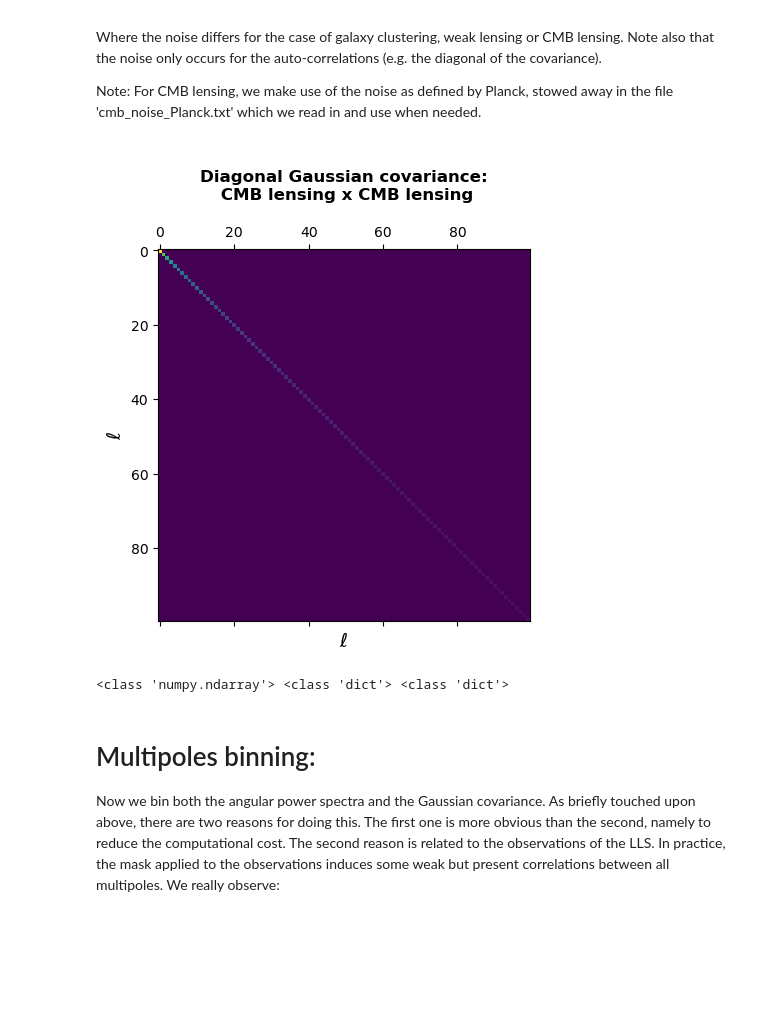
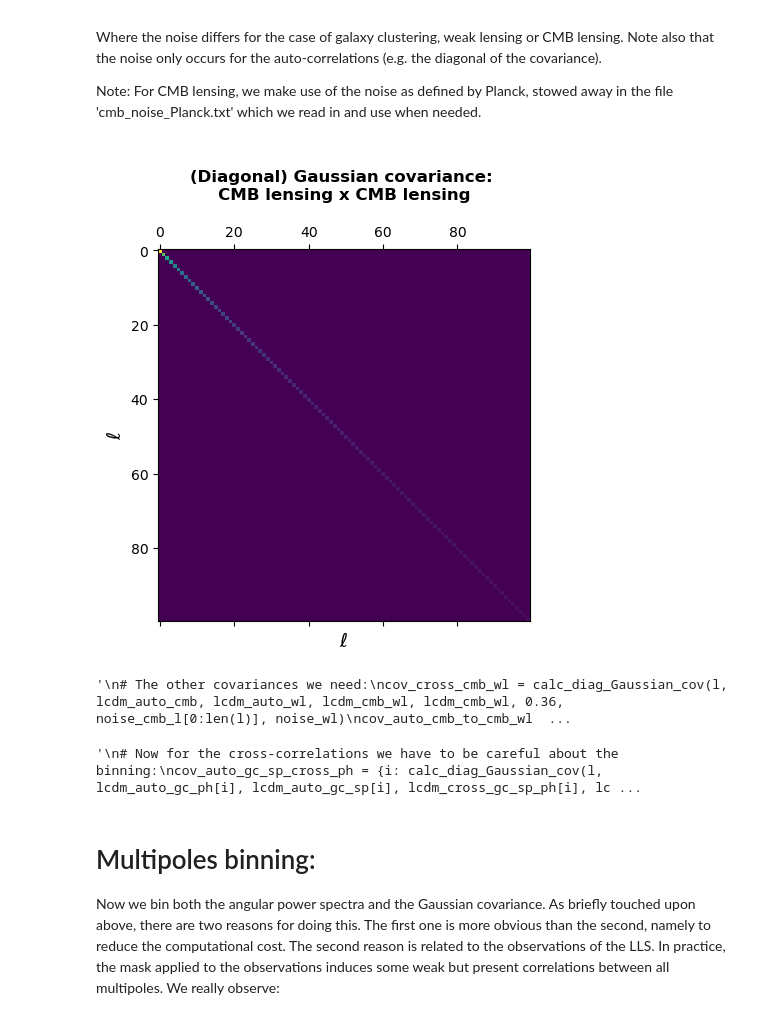
Before and after one commit to XanderHenrik/Masters-Project, a Jupyter notebook: notebooks/identifiability_test.ipynb, the cells around one changed output. Drawn from its saved outputs; the diff is of its cells as text; code cells hidden in the pictures; blank space fills up the shorter version.

```diff
--- a/notebooks/identifiability_test.ipynb
+++ b/notebooks/identifiability_test.ipynb
@@ -208,16 +208,16 @@ Note: we evaluate all the angular power spectra in each of the tomorgaphic bins
 
 **Nbar should be in steradian; the dimensionless unit of solid angle. 30 galx arcmin^-2 corresponds to 0.3 gal per bin per arcmin^-2; then multiply by 60^2 for degrees, followed by (pi/180)^2 for steradian**
 # %%
-# Define the auto and cross correlations of the CMB lensing tracer within the 6xapt framework:
-lcdm_auto_cmb = ccl.angular_cl(lcdm_cosmo, lcdm_cmb_l, lcdm_cmb_l, l)
-lcdm_cmb_wl = {i: ccl.angular_cl(lcdm_cosmo, lcdm_cmb_l, lcdm_wl[i], l) for i in range(len(phot_tomo_bins))}
-lcdm_cmb_gc_ph = {i: ccl.angular_cl(lcdm_cosmo, lcdm_cmb_l, lcdm_photo_clus[i], l) for i in range(len(phot_tomo_bins))}
-lcdm_cmb_gc_sp = {i: ccl.angular_cl(lcdm_cosmo, lcdm_spec_clus[i], lcdm_cmb_l, l) for i in range(len(spec_tomo_bins))}
+# Define the auto and cross correlations of the CMB lensing tracer with the tracers of the 6x2pt framework:
+lcdm_auto_cmb = ccl.angular_cl(lcdm_cosmo, lcdm_cmb_l_tracer, lcdm_cmb_l_tracer, l)
+lcdm_cmb_wl = {i: ccl.angular_cl(lcdm_cosmo, lcdm_cmb_l_tracer, lcdm_wl_tracer[i], l) for i in range(len(phot_tomo_bins))}
+lcdm_cmb_gc_ph = {i: ccl.angular_cl(lcdm_cosmo, lcdm_cmb_l_tracer, lcdm_photo_clus_tracer[i], l) for i in range(len(phot_tomo_bins))}
+lcdm_cmb_gc_sp = {i: ccl.angular_cl(lcdm_cosmo, lcdm_spec_clus_tracer[i], lcdm_cmb_l_tracer, l) for i in range(len(spec_tomo_bins))}
 
-# For the gaussian covariance, we also need the auto-correlations of the tracers:
-lcdm_auto_gc_ph = {i: ccl.angular_cl(lcdm_cosmo, lcdm_photo_clus[i], lcdm_photo_clus[i], l) for i in range(len(phot_tomo_bins))}
-lcdm_auto_gc_sp = {i: ccl.angular_cl(lcdm_cosmo, lcdm_spec_clus[i], lcdm_spec_clus[i], l) for i in range(len(spec_tomo_bins))}
-lcdm_auto_wl = {i: ccl.angular_cl(lcdm_cosmo, lcdm_wl[i], lcdm_wl[i], l) for i in range(len(phot_tomo_bins))}
+# For the gaussian covariance, we also need the angular power spectra of the auto-correlations of the tracers:
+lcdm_auto_gc_ph = {i: ccl.angular_cl(lcdm_cosmo, lcdm_photo_clus_tracer[i], lcdm_photo_clus_tracer[i], l) for i in range(len(phot_tomo_bins))}
+lcdm_auto_gc_sp = {i: ccl.angular_cl(lcdm_cosmo, lcdm_spec_clus_tracer[i], lcdm_spec_clus_tracer[i], l) for i in range(len(spec_tomo_bins))}
+lcdm_auto_wl = {i: ccl.angular_cl(lcdm_cosmo, lcdm_wl_tracer[i], lcdm_wl_tracer[i], l) for i in range(len(phot_tomo_bins))}
 
 # The noise types accompanying the angular power spectra:
 # Poisson error for galaxy clustering noise, point sources tracing homogeneous background field:
@@ -415,35 +430,37 @@ def calc_diag_Gaussian_cov(l, IM, JN, IN, JM, f_sky, noise_a, noise_b=None):
 # %%
-# Now we want to determine the Gaussian covariance:
-# cov_cmbl_wl = simple_Gaussian_cov(l, lcdm_cmb_wl[0], lcdm_cmb_wl[0], lcdm_auto_cmb[0], lcdm_auto_wl[0], 0.00012, noise=noise_wl)
-# cov_cmbl_wl_next = simple_Gaussian_cov(l, lcdm_cmb_wl[5], lcdm_cmb_wl[5], lcdm_auto_cmb[5], lcdm_auto_wl[5], 0.00012, noise=noise_wl)
+# Define a function to plot the covariance as a diagonal matrix:
+def plot_array_as_diag_matrix(array, title):
+    """
+    Function to plot a 1D array as a diagonal matrix
+    """
+    # First we define an empty matrix, in which we store the values of the covariance in the diagonal:
+    diag_matrix = np.zeros([len(array), len(array)])
+    for i in range(len(array)):
+        for j in range(len(l)):
+            if i == j:
+                diag_matrix[i, j] = array[i]
 
-# Determine the relevant auto-correlated angular power spectra
-cov_auto_cmb = calc_diag_Gaussian_cov(l, lcdm_auto_cmb, lcdm_auto_cmb, lcdm_auto_cmb, lcdm_auto_cmb, 0.36, noise_cmb_l[0:len(l)], noise_cmb_l[0:len(l)])
+    # Now we plot the diagonal matrix:
+    plt.matshow(diag_matrix)
+    plt.xlabel(r"$\ell$", fontsize=14)
+    plt.ylabel(r"$\ell$", fontsize=14)
+    plt.title(f"\n{title}\n", weight='bold')
+    plt.show()
 
-# Try and visualize the diagonal:
-mat_ez_cov_auto_cmb = np.zeros([len(l), len(l)])
-for i in range(len(l)):
-    for j in range(len(l)):
-        if i == j:
-            mat_ez_cov_auto_cmb[i, j] = cov_auto_cmb[i]
+    return diag_matrix
 
-# plt.matshow(cov_cmbl_wl)
-# plt.matshow(cov_cmbl_wl_next)
-plt.matshow(mat_ez_cov_auto_cmb)
-plt.xlabel(r"$\ell$", fontsize=14)
-plt.ylabel(r"$\ell$", fontsize=14)
-# plt.xticks([0, 10, 20, 30, 40, 49.5], ["bin 1", "bin 2", "bin 3", "bin 4", "bin 5", "bin 6"])
-# plt.yticks([0, 10, 20, 30, 40, 49.5], ["bin 1", "bin 2", "bin 3", "bin 4", "bin 5", "bin 6"])
-plt.title("\nDiagonal Gaussian covariance:\n CMB lensing x CMB lensing\n", weight='bold')
-plt.show()
+# Plot the auto-covariance of the CMB lensing:
+plot_array_as_diag_matrix(cov_auto_cmb, "(Diagonal) Gaussian covariance: \nCMB lensing x CMB lensing")
 
+"""
 # The other covariances we need:
 cov_cross_cmb_wl = calc_diag_Gaussian_cov(l, lcdm_auto_cmb, lcdm_auto_wl, lcdm_cmb_wl, lcdm_cmb_wl, 0.36, noise_cmb_l[0:len(l)], noise_wl)
 cov_auto_cmb_to_cmb_wl = calc_diag_Gaussian_cov(l, lcdm_auto_cmb, lcdm_cmb_wl, lcdm_cmb_wl, lcdm_auto_cmb, 0.36, noise_cmb_l[0:len(l)])
 
 print(type(cov_auto_cmb), type(cov_cross_cmb_wl), type(cov_auto_cmb_to_cmb_wl))
+"""
 # %% [output]
-[figure, old version]
+[figure, new version]
-<class 'numpy.ndarray'> <class 'dict'> <class 'dict'>
+'\n# The other covariances we need:\ncov_cross_cmb_wl = calc_diag_Gaussian_cov(l, lcdm_auto_cmb, lcdm_auto_wl, lcdm_cmb_wl, lcdm_cmb_wl, 0.36, noise_cmb_l[0:len(l)], noise_wl)\ncov_auto_cmb_to_cmb_wl  ...
 # %%
 # Now we define the other diagonal Gaussian covariances based on angular power spectra from the LCDM cosmology:
@@ -451,3 +472,17 @@ cov_
+# %%
+# Next up, we define the Gaussian covariances that contribute to the 6x2pt analysis:
+cov_auto_wl = {i: calc_diag_Gaussian_cov(l, lcdm_auto_wl[i], lcdm_auto_wl[i], lcdm_auto_wl[i], lcdm_auto_wl[i], 0.36, noise_wl_corr) for i in range(len(phot_tomo_bins))}
+cov_auto_gc_sp = {i: calc_diag_Gaussian_cov(l, lcdm_auto_gc_sp[i], lcdm_auto_gc_sp[i], lcdm_auto_gc_sp[i], lcdm_auto_gc_sp[i], 0.36, noise_gc_spec) for i in range(len(spec_tomo_bins))}
+cov_auto_gc_ph = {i: calc_diag_Gaussian_cov(l, lcdm_auto_gc_ph[i], lcdm_auto_gc_ph[i], lcdm_auto_gc_ph[i], lcdm_auto_gc_ph[i], 0.36, noise_gc_phot) for i in range(len(phot_tomo_bins))}
+
+"""
+# Now for the cross-correlations we have to be careful about the binning:
+cov_auto_gc_sp_cross_ph = {i: calc_diag_Gaussian_cov(l, lcdm_auto_gc_ph[i], lcdm_auto_gc_sp[i], lcdm_cross_gc_sp_ph[i], lcdm_cross_gc_sp_ph[i], noise_gc_phot, noise_gc_spec) for i in range(len(phot_tomo_bins))}
+cov_auto_wl_gc_sp = {i: calc_diag_Gaussian_cov(l, lcdm_auto_gc_sp[i], lcdm_auto_wl[i], lcdm_cross_wl_gc_sp[i], lcdm_cross_wl_gc_sp[i], noise_gc_spec, noise_wl_corr) for i in range(len(spec_tomo_bins))}
+cov_auto_wl_gc_ph = {i: calc_diag_Gaussian_cov(l, lcdm_auto_gc_ph[i], lcdm_auto_wl[i], lcdm_cross_wl_gc_ph[i], lcdm_cross_wl_gc_ph[i], noise_gc_phot, noise_wl_corr) for i in range(len(phot_tomo_bins))}
+"""
+# %% [output]
+'\n# Now for the cross-correlations we have to be careful about the binning:\ncov_auto_gc_sp_cross_ph = {i: calc_diag_Gaussian_cov(l, lcdm_auto_gc_ph[i], lcdm_auto_gc_sp[i], lcdm_cross_gc_sp_ph[i], lc ...
 # %% [markdown]
 # Multipoles binning:
 Now we bin both the angular power spectra and the Gaussian covariance. As briefly touched upon above, there are two reasons for doing this. The first one is more obvious than the second, namely to reduce the computational cost. The second reason is related to the observations of the LLS. In practice, the mask applied to the observations induces some weak but present correlations between all multipoles. We really observe:
```
Also changed, not shown: parts of 13 cells of this notebook.
